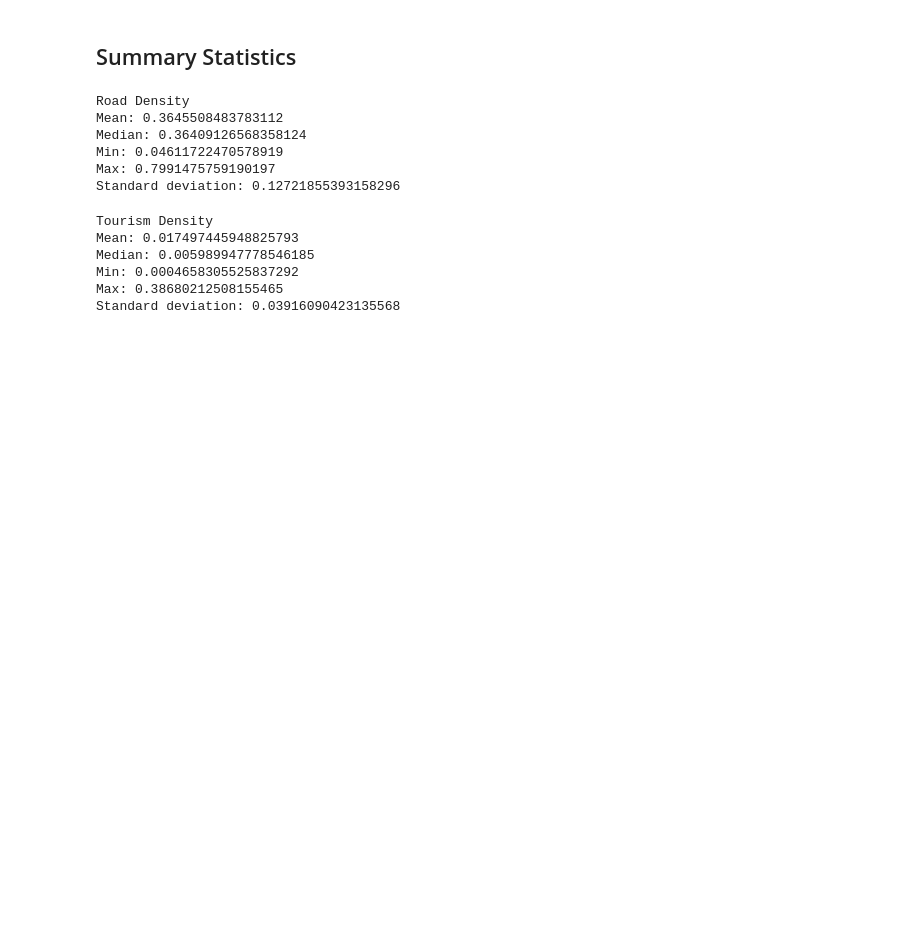
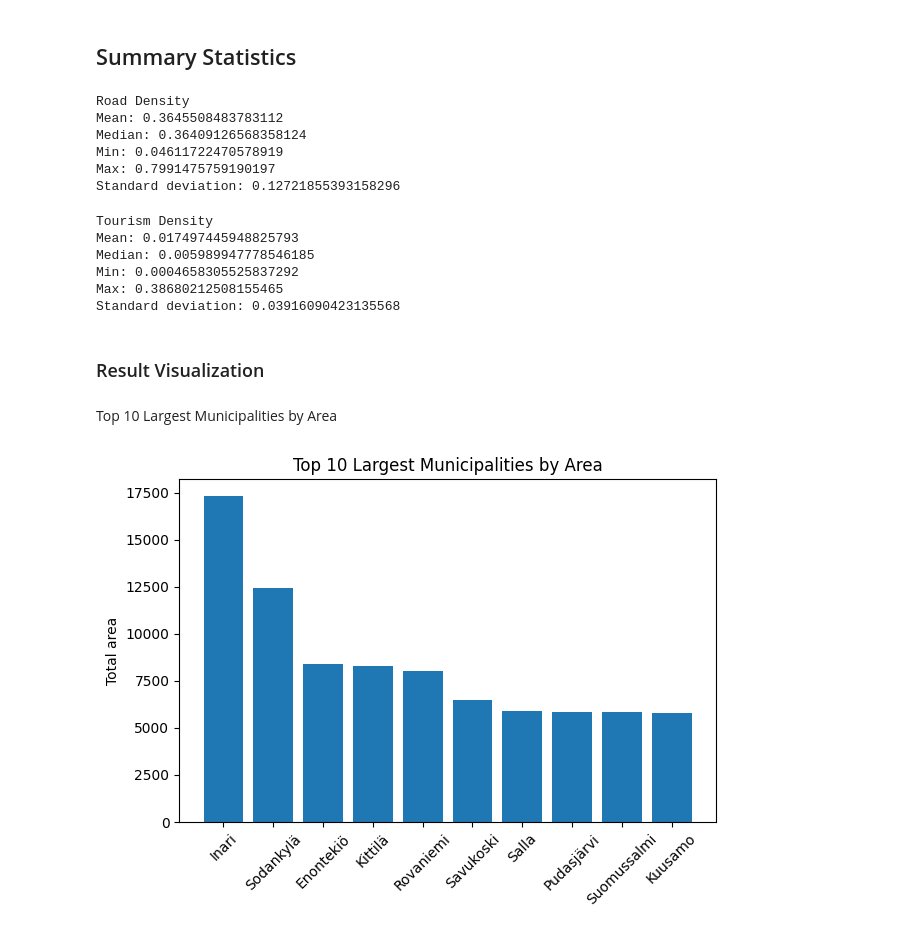
Before and after one commit to selmuu/Main-Assignment-03---Data-Analytics, a Jupyter notebook: matplotlib.ipynb, the cells around one changed output. Cells and saved outputs as stored; diff of their text form; code cells hidden in the pictures; blank space fills up the shorter version.

Commit message:
Added 3 plots

```diff
--- a/matplotlib.ipynb
+++ b/matplotlib.ipynb
@@ -70,3 +69,16 @@ Median: 0.005989947778546185
 Min: 0.0004658305525837292
 Max: 0.38680212508155465
 Standard deviation: 0.03916090423135568
+# %% [markdown]
+### Result Visualization
+# %% [markdown]
+Top 10 Largest Municipalities by Area
+# %%
+largest_cities = df.sort_values(by="totalarea", ascending=False).head(10)
+plt.bar(largest_cities["City"], largest_cities["totalarea"])
+plt.xticks(rotation=45)
+plt.title("Top 10 Largest Municipalities by Area")
+plt.ylabel("Total area")
+plt.tight_layout()
+# %% [output]
+[figure, added]
```
Also changed, not shown: parts of 5 cells of this notebook.
